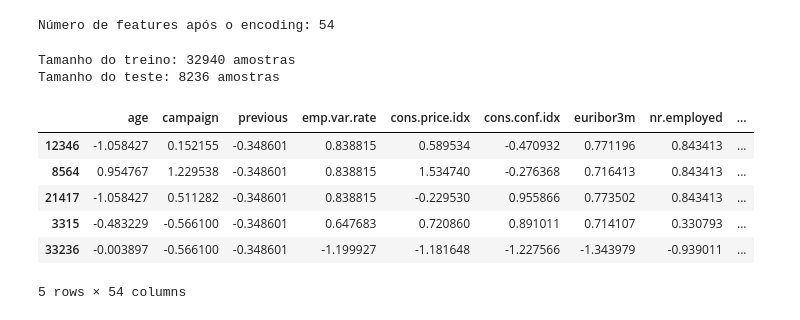
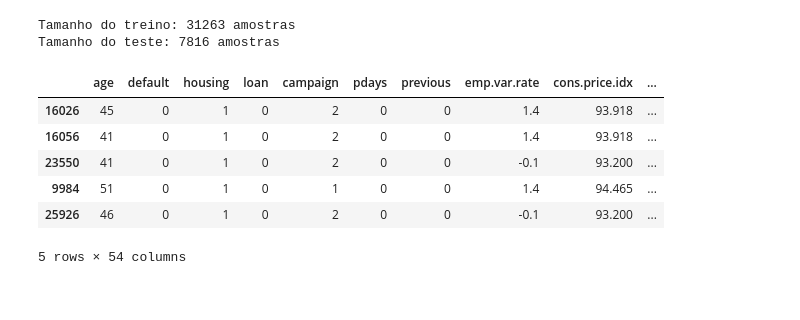
Before and after one commit to LucasUgulino/Super_Projeto_Estatistica, a Jupyter notebook: notebooks/pre_processamento_ml.ipynb, the cells around one changed output. Drawn from its saved outputs; the diff is of its cells as text; code cells hidden in the pictures.

```diff
--- a/notebooks/pre_processamento_ml.ipynb
+++ b/notebooks/pre_processamento_ml.ipynb
@@ -21,42 +23,48 @@ df.head()
 # %%
-# 1. Encoding (One-Hot Encoding)
-# get_dummies aplica o encoding nas colunas categóricas (texto) automaticamente.
-# drop_first=True evita a armadilha das variáveis dummy (multicolinearidade perfeita)
+# separando as variáveis da variável alvo
 X = df.drop(columns=['y'])
 y = df['y']
 
+# aqui acontece a conversão das variáveis categóricas em numéricas
 X_encoded = pd.get_dummies(X, drop_first=True)
-print(f"Número de features após o encoding: {X_encoded.shape[1]}")
+
+# divisão de treino e teste
+# o stratify=y vai manter a proporção de 0 e 1
+X_train, X_test, y_train, y_test = train_test_split(
+    X_encoded,
+    y,
+    test_size=0.2,
+    random_state=42,
+    stratify=y
+)
+
+print(f"Tamanho do treino: {X_train.shape[0]} amostras")
+print(f"Tamanho do teste: {X_test.shape[0]} amostras")
 # %% [output]
-Número de features após o encoding: 54
+Tamanho do treino: 31263 amostras
+Tamanho do teste: 7816 amostras
-# %%
-# 2. Train-Test Split (80% treino, 20% teste)
-X_train, X_test, y_train, y_test = train_test_split(X_encoded, y, test_size=0.2, random_state=42)
-
-print(f"Tamanho do treino: {X_train.shape[0]} amostras")
-print(f"Tamanho do teste: {X_test.shape[0]} amostras")
-# %% [output]
-Tamanho do treino: 32940 amostras
-Tamanho do teste: 8236 amostras
 # %%
-# 3. Escalonamento (Scaling)
-# Identificando as variáveis originais que são numéricas para aplicar o scaler
+# escalonamento para o modelo Regressão Logística
+# identificando quais são as colunas numéricas originais
 colunas_numericas = df.select_dtypes(include=['number']).drop(columns=['y']).columns.tolist()
+
+X_train_log = X_train.copy()
+X_test_log = X_test.copy()
 
 scaler = StandardScaler()
 
-# O fit e transform no treino
-X_train[colunas_numericas] = scaler.fit_transform(X_train[colunas_numericas])
+# aqui o scaler aprende só com os dados de treino
+X_train_log[colunas_numericas] = scaler.fit_transform(X_train_log[colunas_numericas])
 
-# Apenas transform no teste (evitar data leakage)
-X_test[colunas_numericas] = scaler.transform(X_test[colunas_numericas])
+# no caso do teste, foi colocado o que se aprendeu no treino com o transform
+X_test_log[colunas_numericas] = scaler.transform(X_test_log[colunas_numericas])
 
 X_train.head()
 # %% [output]
-|  | age | campaign | previous | emp.var.rate | cons.price.idx | cons.conf.idx | euribor3m | nr.employed | ... |
-| 12346 | -1.058427 | 0.152155 | -0.348601 | 0.838815 | 0.589534 | -0.470932 | 0.771196 | 0.843413 | ... |
-| 8564 | 0.954767 | 1.229538 | -0.348601 | 0.838815 | 1.534740 | -0.276368 | 0.716413 | 0.843413 | ... |
-| 21417 | -1.058427 | 0.511282 | -0.348601 | 0.838815 | -0.229530 | 0.955866 | 0.773502 | 0.843413 | ... |
-| 3315 | -0.483229 | -0.566100 | -0.348601 | 0.647683 | 0.720860 | 0.891011 | 0.714107 | 0.330793 | ... |
-| 33236 | -0.003897 | -0.566100 | -0.348601 | -1.199927 | -1.181648 | -1.227566 | -1.343979 | -0.939011 | ... |
+|  | age | default | housing | loan | campaign | pdays | previous | emp.var.rate | cons.price.idx | ... |
+| 16026 | 45 | 0 | 1 | 0 | 2 | 0 | 0 | 1.4 | 93.918 | ... |
+| 16056 | 41 | 0 | 1 | 0 | 2 | 0 | 0 | 1.4 | 93.918 | ... |
+| 23550 | 41 | 0 | 1 | 0 | 2 | 0 | 0 | -0.1 | 93.200 | ... |
+| 9984 | 51 | 0 | 1 | 0 | 1 | 0 | 0 | 1.4 | 94.465 | ... |
+| 25926 | 46 | 0 | 1 | 0 | 2 | 0 | 0 | -0.1 | 93.200 | ... |
 5 rows × 54 columns
```
Also changed, not shown: parts of 5 cells of this notebook, 2 other files.
